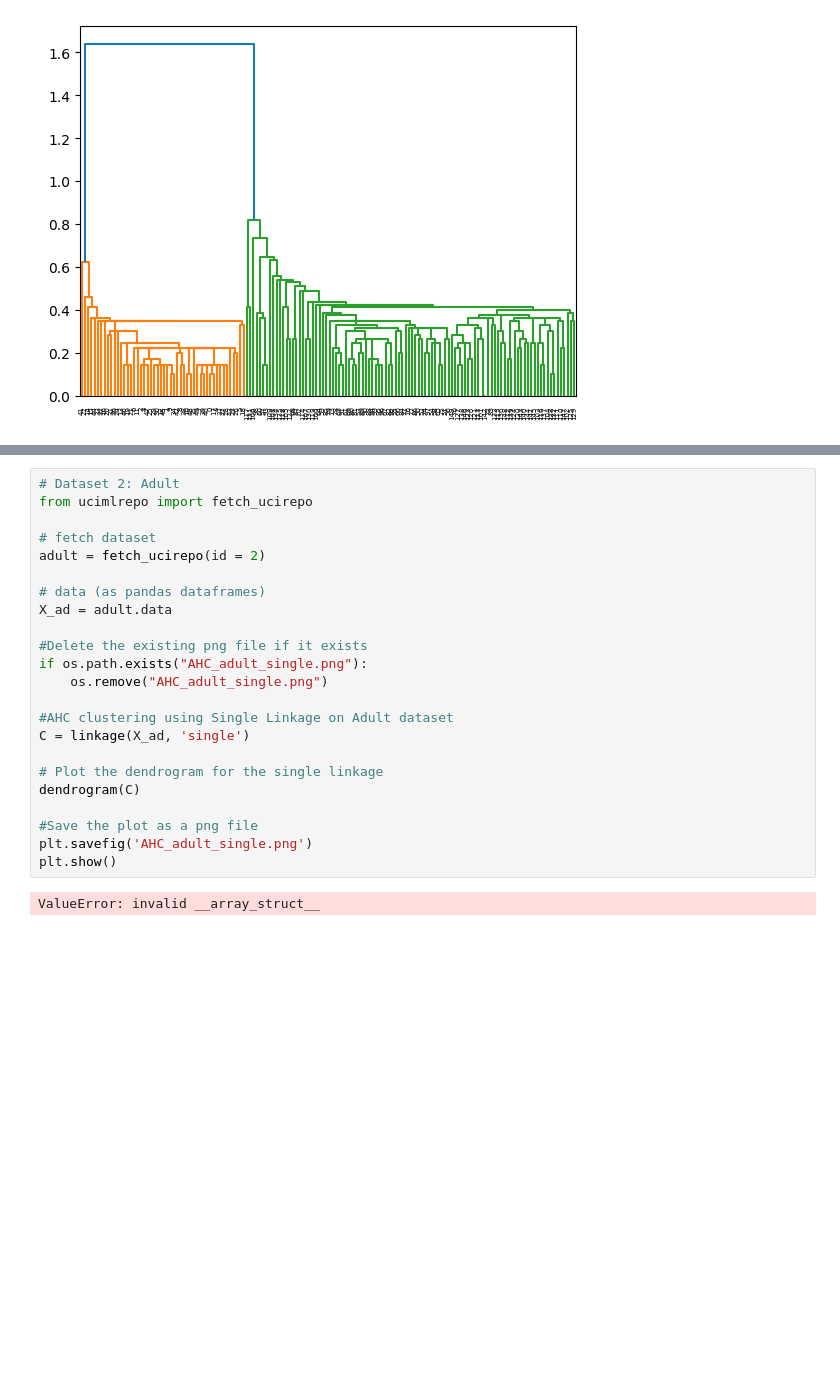
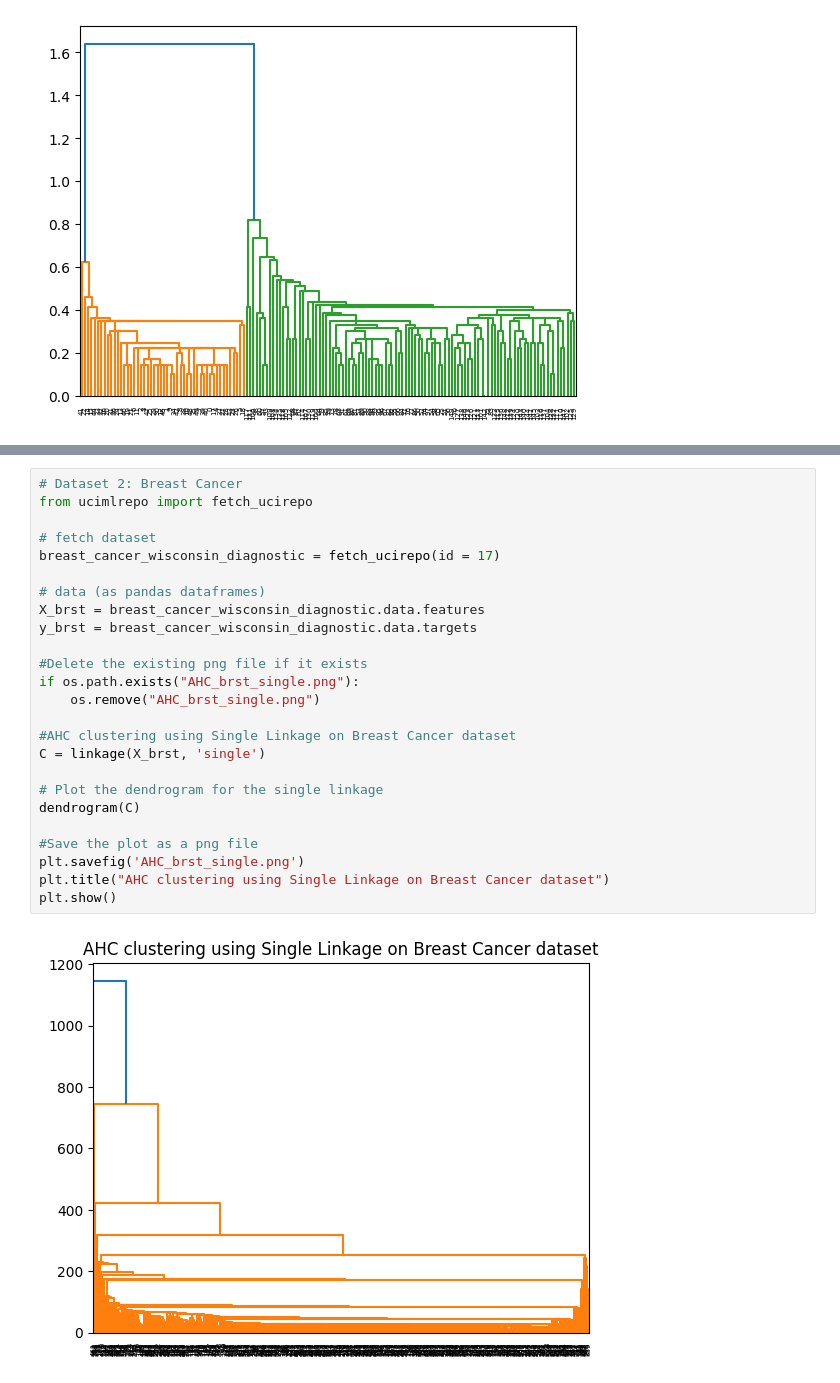
Before and after one commit to Tonguesten36/machine-learning-two, a Jupyter notebook: labwork2/AHC.ipynb, the cells around one changed output, grey strips where cells are left out. Drawn from its saved outputs; the diff is of its cells as text; blank space fills up the shorter version.

```diff
--- a/labwork2/AHC.ipynb
+++ b/labwork2/AHC.ipynb
@@ -98,25 +100,27 @@ plt.show()
 # %%
-# Dataset 2: Adult
+# Dataset 2: Breast Cancer
 from ucimlrepo import fetch_ucirepo
 
 # fetch dataset
-adult = fetch_ucirepo(id = 2)
+breast_cancer_wisconsin_diagnostic = fetch_ucirepo(id = 17)
 
 # data (as pandas dataframes)
-X_ad = adult.data
+X_brst = breast_cancer_wisconsin_diagnostic.data.features
+y_brst = breast_cancer_wisconsin_diagnostic.data.targets
 
 #Delete the existing png file if it exists
-if os.path.exists("AHC_adult_single.png"):
-    os.remove("AHC_adult_single.png")
+if os.path.exists("AHC_brst_single.png"):
+    os.remove("AHC_brst_single.png")
 
-#AHC clustering using Single Linkage on Adult dataset
-C = linkage(X_ad, 'single')
+#AHC clustering using Single Linkage on Breast Cancer dataset
+C = linkage(X_brst, 'single')
 
 # Plot the dendrogram for the single linkage
 dendrogram(C)
 
 #Save the plot as a png file
-plt.savefig('AHC_adult_single.png')
+plt.savefig('AHC_brst_single.png')
+plt.title("AHC clustering using Single Linkage on Breast Cancer dataset")
 plt.show()
 # %% [output]
-ValueError: invalid __array_struct__
+[figure, added]
```
Also changed, not shown: parts of 2 cells of this notebook, 3 other files.
